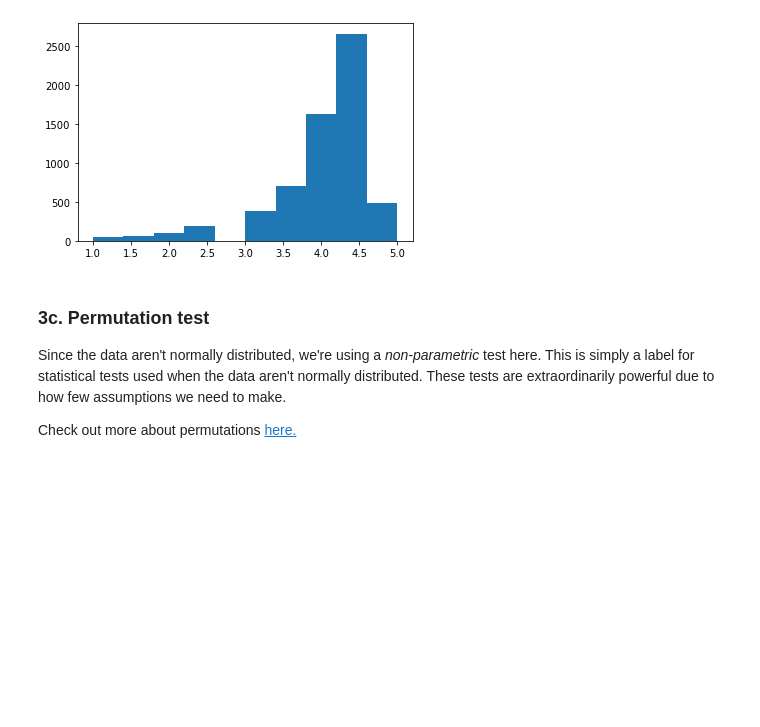
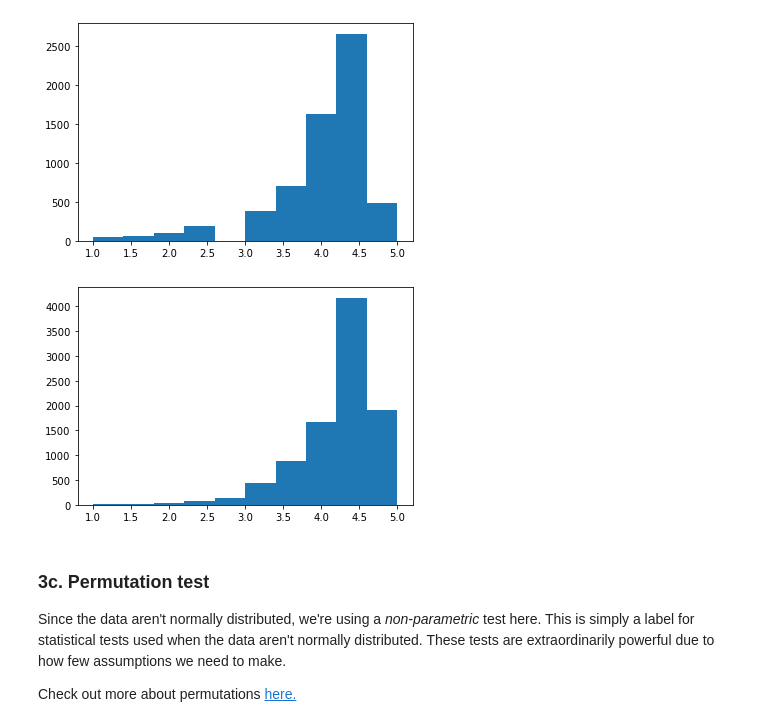
Before and after one commit to Kevin-Kwasnik/apps_project, a Jupyter notebook: PART 3, Tier 3 - Modelling.ipynb, the cells around one changed output. Drawn from its saved outputs; the diff is of its cells as text; code cells hidden in the pictures; blank space fills up the shorter version.

Commit message:
fixed drop na, hist for obs difference

```diff
--- a/PART 3, Tier 3 - Modelling.ipynb
+++ b/PART 3, Tier 3 - Modelling.ipynb
@@ -465,7 +465,9 @@ histoApple = plt.hist(apple)
 [figure]
 # %%
 # Create a histogram of the google data
-histoGoogle = plt.
+histoGoogle = plt.hist(google)
+# %% [output]
+[figure, added]
 # %% [markdown]
 ### 3c. Permutation test
 Since the data aren't normally distributed, we're using a *non-parametric* test here. This is simply a label for statistical tests used when the data aren't normally distributed. These tests are extraordinarily powerful due to how few assumptions we need to make.
```
Also changed, not shown: parts of 7 cells of this notebook.
